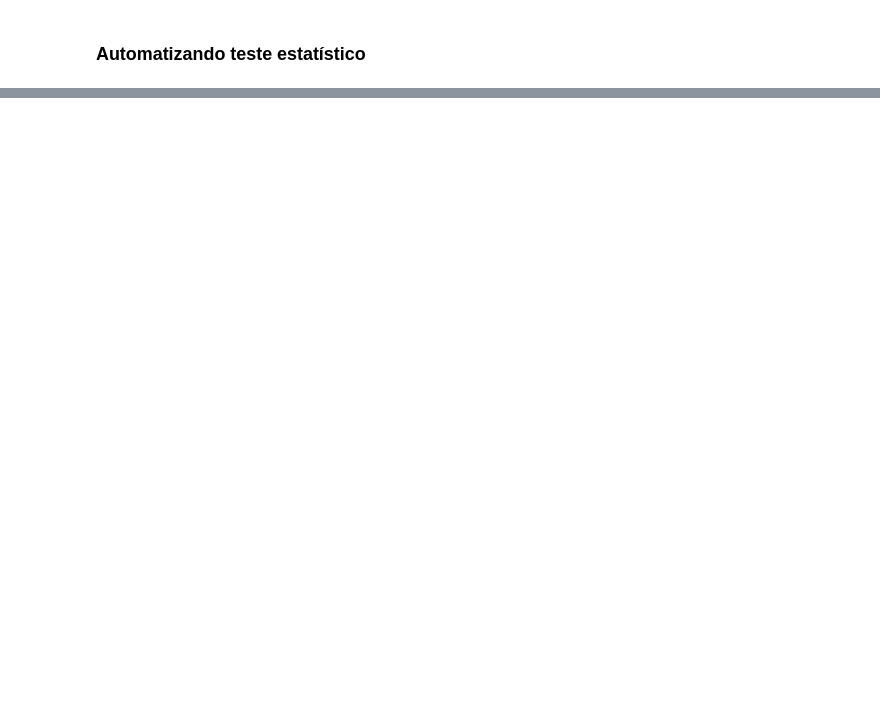
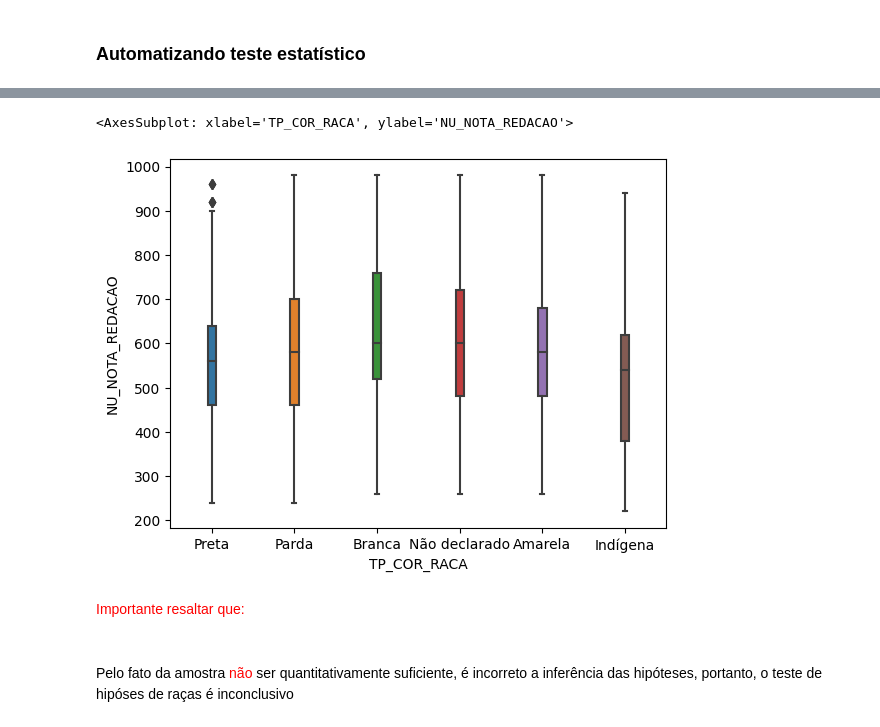
Before and after one commit to xpcosmos/injestao-dados-enem-SQL, a Jupyter notebook: src/analises.ipynb, the cells around one changed output, grey strips where cells are left out. Drawn from its saved outputs; the diff is of its cells as text; code cells hidden in the pictures; blank space fills up the shorter version.

```diff
--- a/src/analises.ipynb
+++ b/src/analises.ipynb
@@ -221,0 +258,2 @@ $ p-value > \alpha $, portando não podemos descartar $H_0$ <br><br>
+# %%
+amostras_estratificadas = amostras_estratificadas.query("NU_NOTA_REDACAO > 0")
@@ -221,0 +317,9 @@ $ p-value > \alpha $, portando não podemos descartar $H_0$ <br><br>
+# %%
+sns.boxplot(amostras_estratificadas, x = 'TP_COR_RACA', y ='NU_NOTA_REDACAO', width = 0.1)
+# %% [output]
+<AxesSubplot: xlabel='TP_COR_RACA', ylabel='NU_NOTA_REDACAO'>
+[figure, added]
+# %% [markdown]
+<font color='red'>Importante resaltar que:</font><br><br>
+# %% [markdown]
+<p>Pelo fato da amostra <font color='red'>não</font> ser quantitativamente suficiente, é incorreto a inferência das hipóteses, portanto, o teste de hipóses de raças é inconclusivo</p>
```
Also changed, not shown: parts of 51 cells of this notebook, 3 other files.
